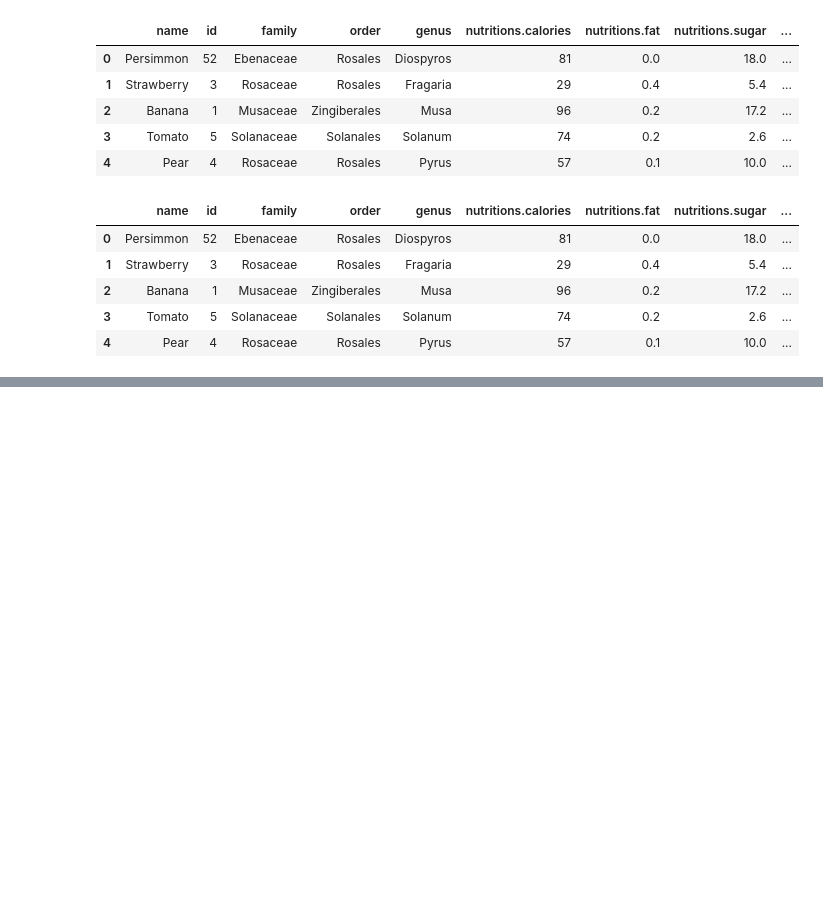
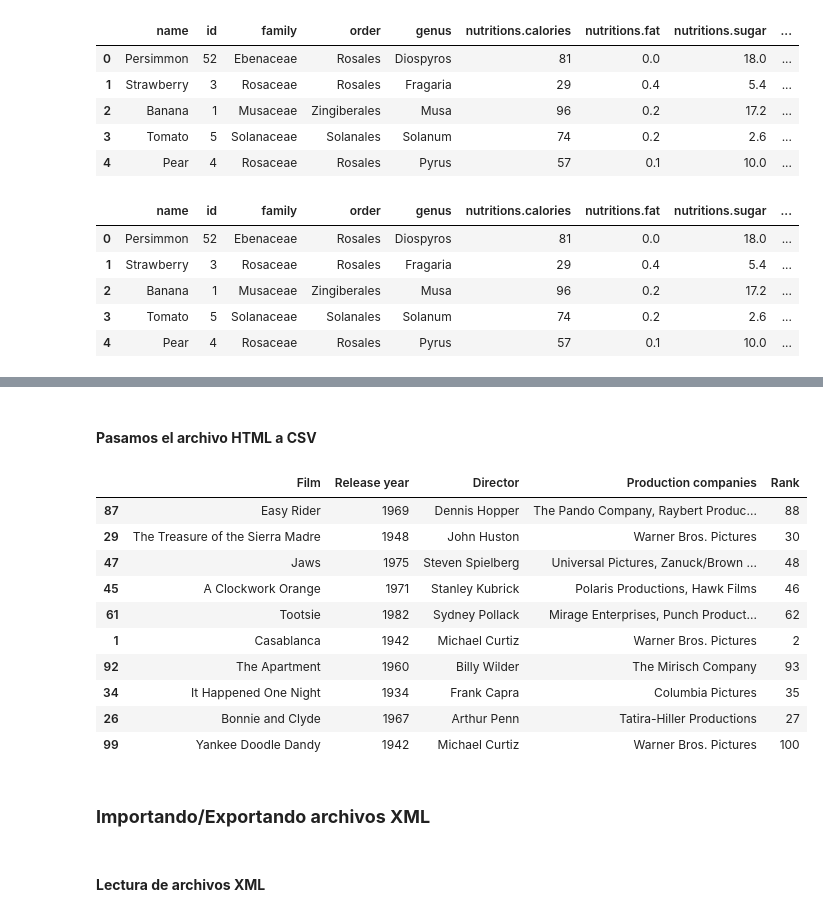
Before and after one commit to DanielRaiicHu/Pandas_Input_Output, a Jupyter notebook: Pandas_Input_Output.ipynb, the cells around one changed output, grey strips where cells are left out. Drawn from its saved outputs; the diff is of its cells as text; code cells hidden in the pictures; blank space fills up the shorter version.

```diff
--- a/Pandas_Input_Output.ipynb
+++ b/Pandas_Input_Output.ipynb
@@ -658,0 +761,2 @@ pd.read_json('/content/drive/MyDrive/Pandas_2/archivos_json/frutas.json').head()
+# %% [markdown]
+#### **Pasamos el archivo HTML a CSV**
@@ -658,0 +766,20 @@ pd.read_json('/content/drive/MyDrive/Pandas_2/archivos_json/frutas.json').head()
+# %%
+# Leemos el archivo CSV y lo almacenamos en una variable
+top_peliculas_csv = pd.read_csv('/content/drive/MyDrive/Pandas_2/archivos_html/top_peliculas_1998.csv')
+# %%
+# Mostramos el DataFrame
+top_peliculas_csv.sample(10)
+# %% [output]
+|  | Film | Release year | Director | Production companies | Rank |
+| 87 | Easy Rider | 1969 | Dennis Hopper | The Pando Company, Raybert Produc... | 88 |
+| 29 | The Treasure of the Sierra Madre | 1948 | John Huston | Warner Bros. Pictures | 30 |
+| 47 | Jaws | 1975 | Steven Spielberg | Universal Pictures, Zanuck/Brown ... | 48 |
+| 45 | A Clockwork Orange | 1971 | Stanley Kubrick | Polaris Productions, Hawk Films | 46 |
+| 61 | Tootsie | 1982 | Sydney Pollack | Mirage Enterprises, Punch Product... | 62 |
+| 1 | Casablanca | 1942 | Michael Curtiz | Warner Bros. Pictures | 2 |
+| 92 | The Apartment | 1960 | Billy Wilder | The Mirisch Company | 93 |
+| 34 | It Happened One Night | 1934 | Frank Capra | Columbia Pictures | 35 |
+| 26 | Bonnie and Clyde | 1967 | Arthur Penn | Tatira-Hiller Productions | 27 |
+| 99 | Yankee Doodle Dandy | 1942 | Michael Curtiz | Warner Bros. Pictures | 100 |
+# %% [markdown]
+### **Importando/Exportando archivos XML**
@@ -658,0 +788,2 @@ pd.read_json('/content/drive/MyDrive/Pandas_2/archivos_json/frutas.json').head()
+# %% [markdown]
+#### **Lectura de archivos XML**
```
Also changed, not shown: parts of 27 cells of this notebook.
